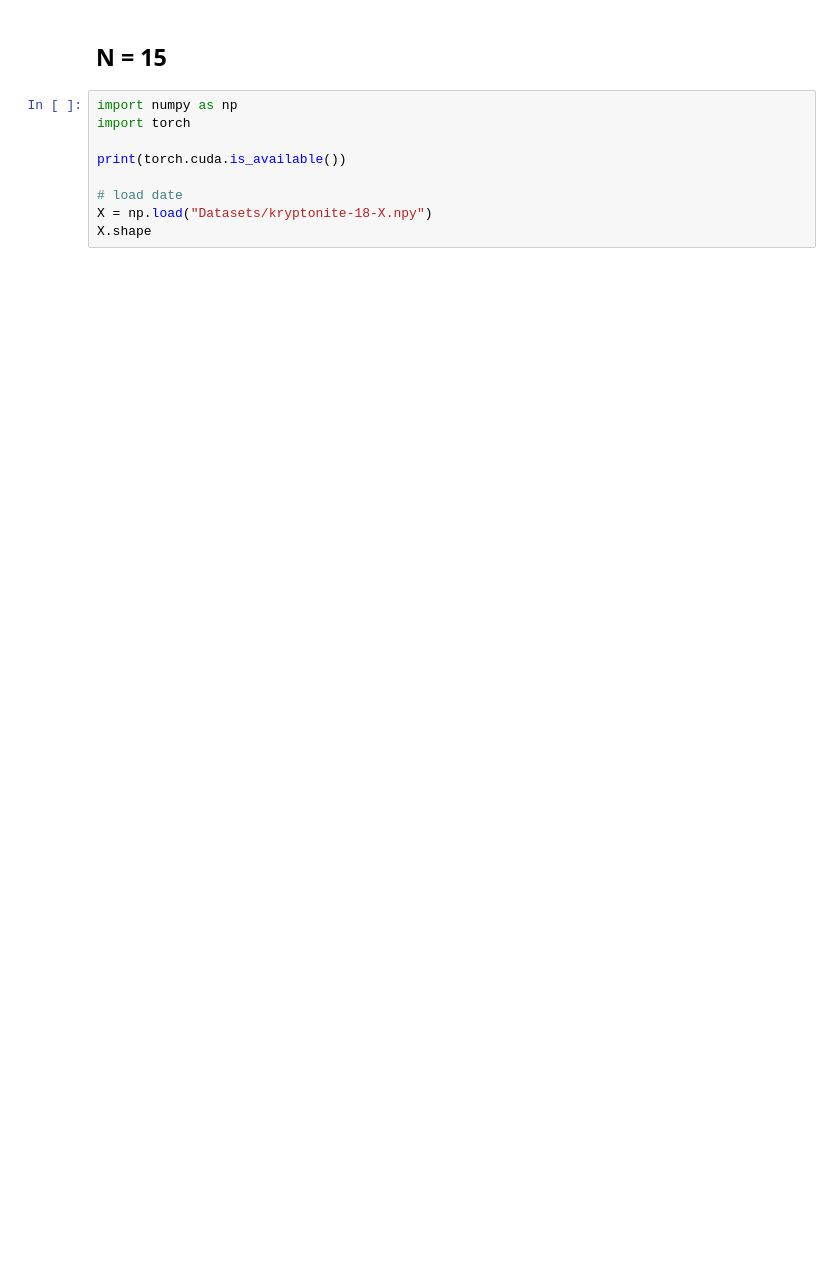
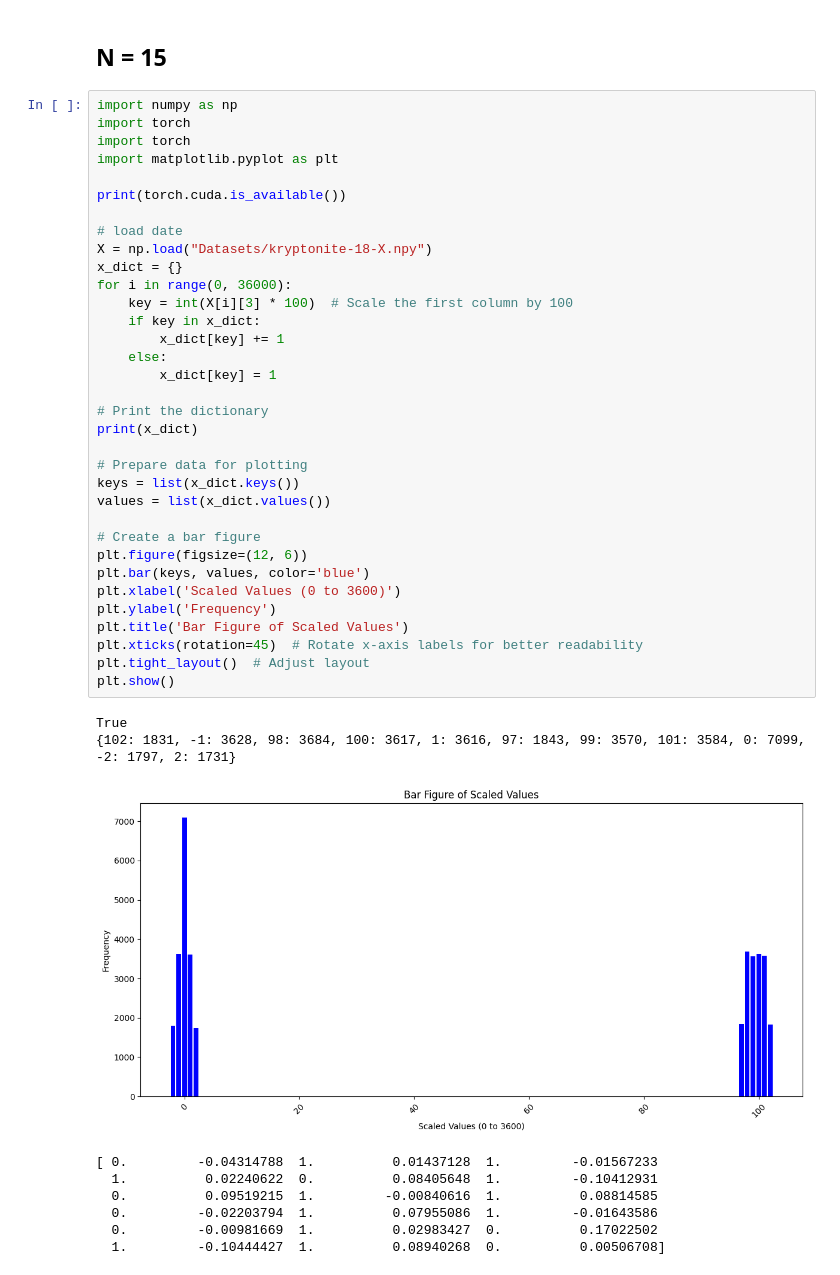
Before and after one commit to cy1366371760/MML_Coursework, a Jupyter notebook: Kryptonite-N-main/ResNet18_18.ipynb, the cells around one changed output. Saved outputs shown, nothing was run; the diff lists cells and outputs as text; blank space fills up the shorter version.

Commit message:
data_features

```diff
--- a/Kryptonite-N-main/ResNet18_18.ipynb
+++ b/Kryptonite-N-main/ResNet18_18.ipynb
@@ -1,13 +1,48 @@
 # %% [markdown]
 ## N = 15
-# %%
-import numpy as np
-import torch
-
-print(torch.cuda.is_available())
-
-# load date
-X = np.load("Datasets/kryptonite-18-X.npy")
-X.shape
+# %%
+import numpy as np
+import torch
+import torch
+import matplotlib.pyplot as plt
+
+print(torch.cuda.is_available())
+
+# load date
+X = np.load("Datasets/kryptonite-18-X.npy")
+x_dict = {}
+for i in range(0, 36000):
+    key = int(X[i][3] * 100)  # Scale the first column by 100
+    if key in x_dict:
+        x_dict[key] += 1
+    else:
+        x_dict[key] = 1
+
+# Print the dictionary
+print(x_dict)
+
+# Prepare data for plotting
+keys = list(x_dict.keys())
+values = list(x_dict.values())
+
+# Create a bar figure
+plt.figure(figsize=(12, 6))
+plt.bar(keys, values, color='blue')
+plt.xlabel('Scaled Values (0 to 3600)')
+plt.ylabel('Frequency')
+plt.title('Bar Figure of Scaled Values')
+plt.xticks(rotation=45)  # Rotate x-axis labels for better readability
+plt.tight_layout()  # Adjust layout
+plt.show()
+# %% [output]
+True
+{102: 1831, -1: 3628, 98: 3684, 100: 3617, 1: 3616, 97: 1843, 99: 3570, 101: 3584, 0: 7099, -2: 1797, 2: 1731}
+[figure, added]
+[ 0.         -0.04314788  1.          0.01437128  1.         -0.01567233
+  1.          0.02240622  0.          0.08405648  1.         -0.10412931
+  0.          0.09519215  1.         -0.00840616  1.          0.08814585
+  0.         -0.02203794  1.          0.07955086  1.         -0.01643586
+  0.         -0.00981669  1.          0.02983427  0.          0.17022502
+  1.         -0.10444427  1.          0.08940268  0.          0.00506708]
 # %%
 y = np.load("Datasets/kryptonite-18-y.npy")
```
Also changed, not shown: parts of 2 cells of this notebook, 1 other file.
